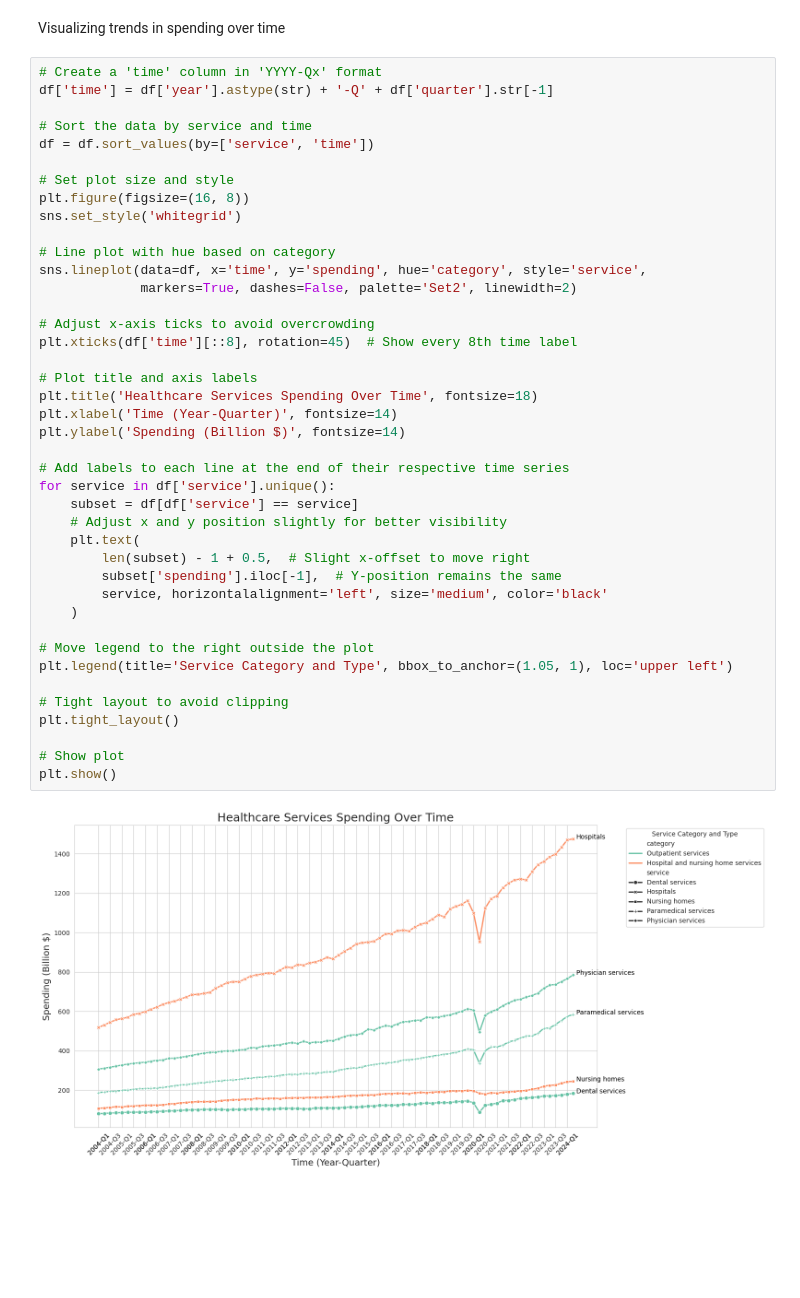
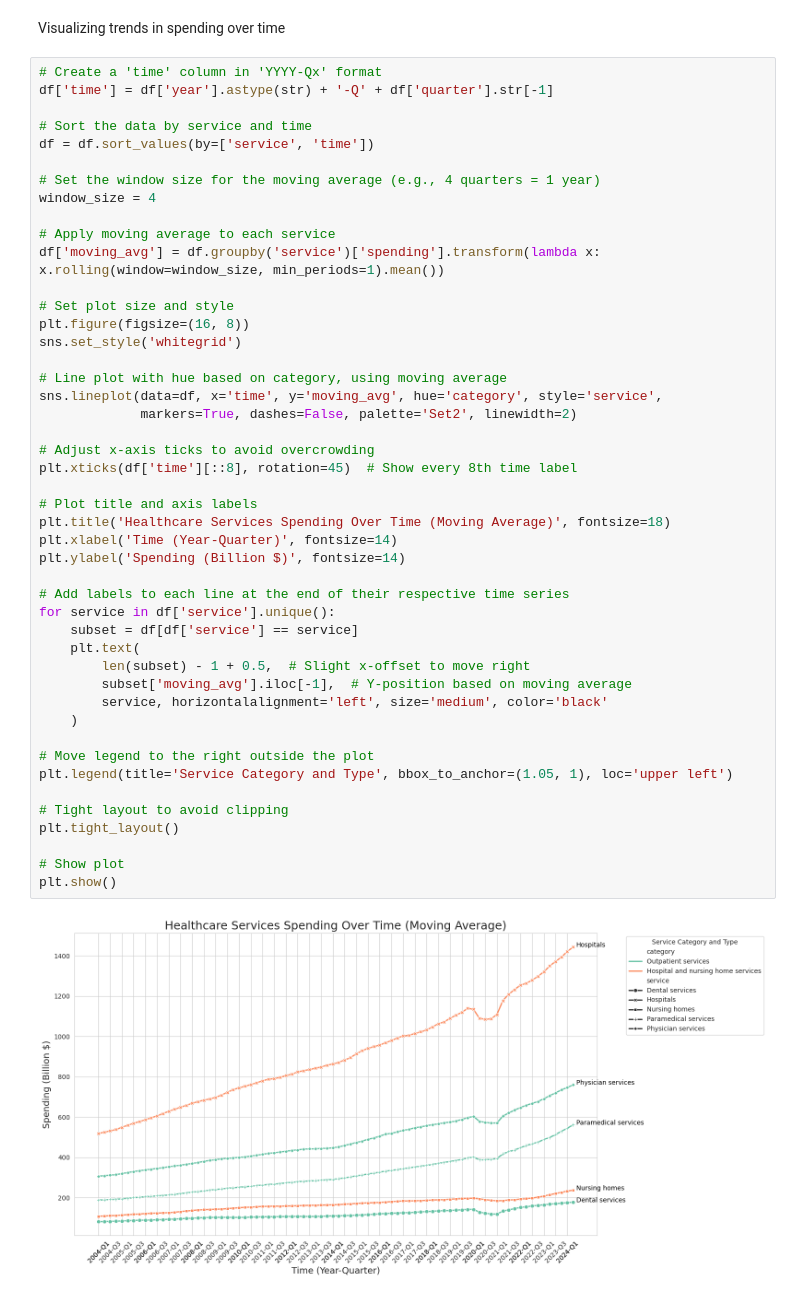
Before and after one commit to Sabrina-Hendricks/DS4002-Group13-Project2, a Jupyter notebook: Scripts/MI3_TrendAnalysis.ipynb, the cells around one changed output. Drawn from its saved outputs; the diff is of its cells as text; blank space fills up the shorter version.

Commit message:
Updated to use moving averages

```diff
--- a/Scripts/MI3_TrendAnalysis.ipynb
+++ b/Scripts/MI3_TrendAnalysis.ipynb
@@ -28,39 +28,44 @@ df['time'] = df['year'].astype(str) + '-Q' + df['quarter'].str[-1]
 # Sort the data by service and time
 df = df.sort_values(by=['service', 'time'])
 
+# Set the window size for the moving average (e.g., 4 quarters = 1 year)
+window_size = 4
+
+# Apply moving average to each service
+df['moving_avg'] = df.groupby('service')['spending'].transform(lambda x: x.rolling(window=window_size, min_periods=1).mean())
+
 # Set plot size and style
 plt.figure(figsize=(16, 8))
 sns.set_style('whitegrid')
 
-# Line plot with hue based on category
-sns.lineplot(data=df, x='time', y='spending', hue='category', style='service',
+# Line plot with hue based on category, using moving average
+sns.lineplot(data=df, x='time', y='moving_avg', hue='category', style='service',
              markers=True, dashes=False, palette='Set2', linewidth=2)
 
 # Adjust x-axis ticks to avoid overcrowding
 plt.xticks(df['time'][::8], rotation=45)  # Show every 8th time label
 
 # Plot title and axis labels
-plt.title('Healthcare Services Spending Over Time', fontsize=18)
+plt.title('Healthcare Services Spending Over Time (Moving Average)', fontsize=18)
 plt.xlabel('Time (Year-Quarter)', fontsize=14)
 plt.ylabel('Spending (Billion $)', fontsize=14)
 
 # Add labels to each line at the end of their respective time series
 for service in df['service'].unique():
     subset = df[df['service'] == service]
-    # Adjust x and y position slightly for better visibility
     plt.text(
         len(subset) - 1 + 0.5,  # Slight x-offset to move right
-        subset['spending'].iloc[-1],  # Y-position remains the same
+        subset['moving_avg'].iloc[-1],  # Y-position based on moving average
         service, horizontalalignment='left', size='medium', color='black'
     )
 
 # Move legend to the right outside the plot
 plt.legend(title='Service Category and Type', bbox_to_anchor=(1.05, 1), loc='upper left')
 
 # Tight layout to avoid clipping
 plt.tight_layout()
 
 # Show plot
 plt.show()
 # %% [output]
-[figure, old version]
+[figure, new version]
```
